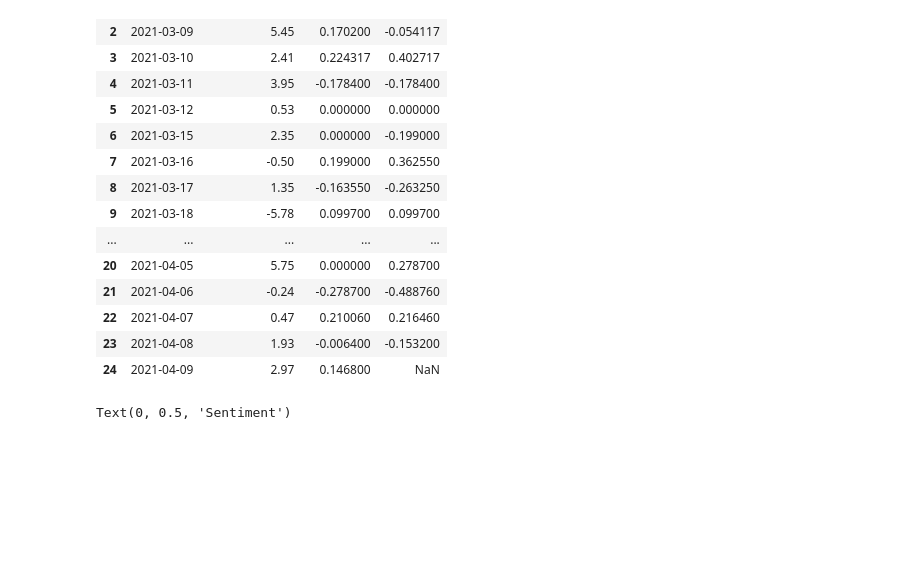
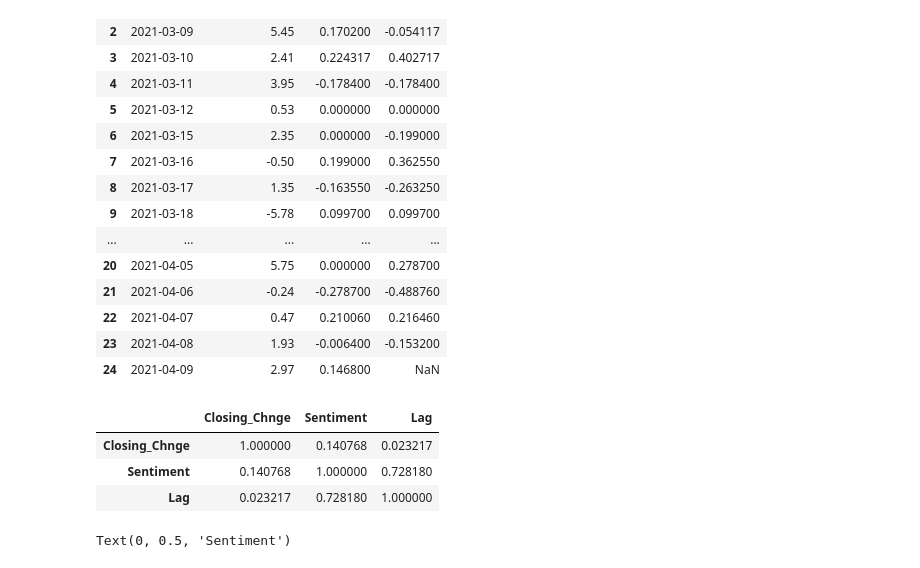
Before and after one commit to jcharbour/Data-projects-, a Jupyter notebook: Stock Market Predictions Project.ipynb, the cells around one changed output. Drawn from its saved outputs; the diff is of its cells as text; code cells hidden in the pictures; blank space fills up the shorter version.

```diff
--- a/Stock Market Predictions Project.ipynb
+++ b/Stock Market Predictions Project.ipynb
@@ -653,7 +653,8 @@ Senti_close.head(2)
 | 1 | 2021-03-08 | 387.68 | 381.42 | 384.66 | 381.72 | 122957100.0 | 380.47 | -0.497876 | -1.91 | ... |
 # %%
 # Simplifying Data table
-Senti_close[Senti_close.Ticker == 'SPY'][['Date','Closing_Chnge','Sentiment',"Lag"]]
+Simple = Senti_close[Senti_close.Ticker == 'SPY'][['Date','Closing_Chnge','Sentiment',"Lag"]]
+Simple
 # %% [output]
 |  | Date | Closing_Chnge | Sentiment | Lag |
 | 0 | 2021-03-05 | 6.93 | 0.000000 | -0.236533 |
@@ -672,6 +673,13 @@ Senti_close[Senti_close.Ticker == 'SPY'][['Date','Closing_Chnge','Sentiment',"La
 | 22 | 2021-04-07 | 0.47 | 0.210060 | 0.216460 |
 | 23 | 2021-04-08 | 1.93 | -0.006400 | -0.153200 |
 | 24 | 2021-04-09 | 2.97 | 0.146800 | NaN |
+# %%
+Simple.corr()
+# %% [output]
+|  | Closing_Chnge | Sentiment | Lag |
+| Closing_Chnge | 1.000000 | 0.140768 | 0.023217 |
+| Sentiment | 0.140768 | 1.000000 | 0.728180 |
+| Lag | 0.023217 | 0.728180 | 1.000000 |
 # %%
 sym = 'SPY'
 
```
Also changed, not shown: parts of 53 cells of this notebook, 1 other file.
